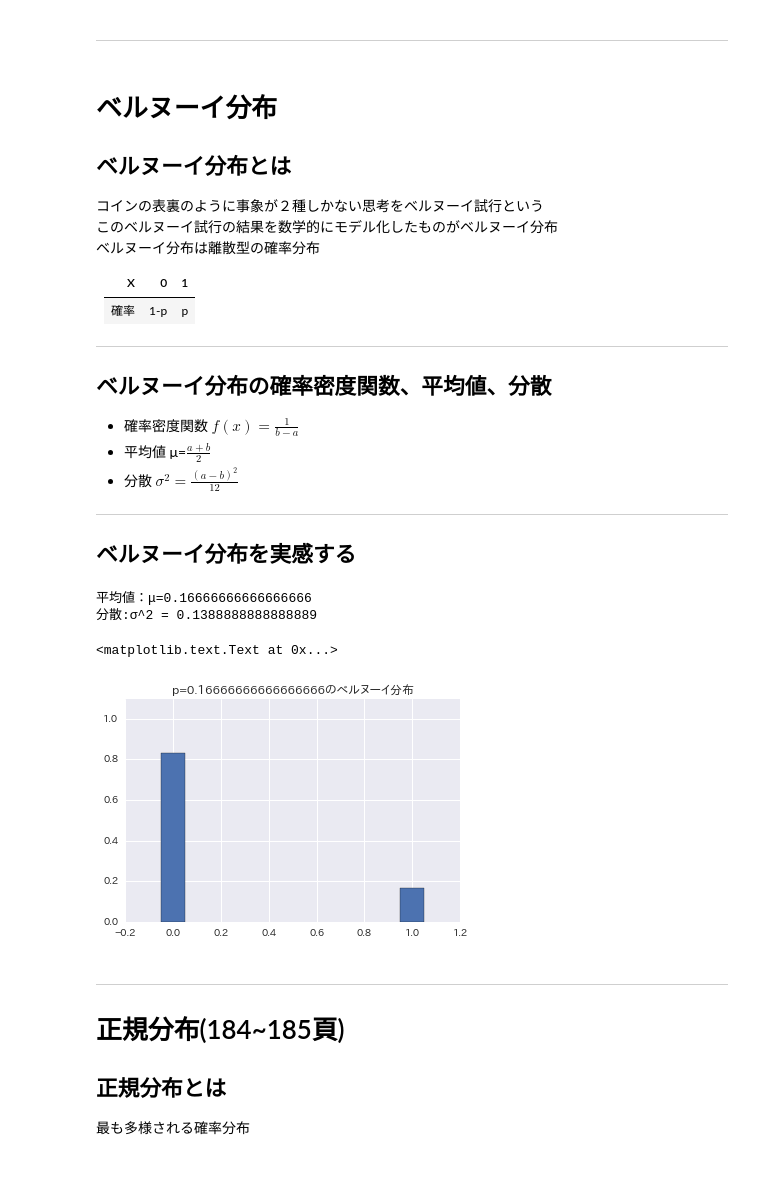
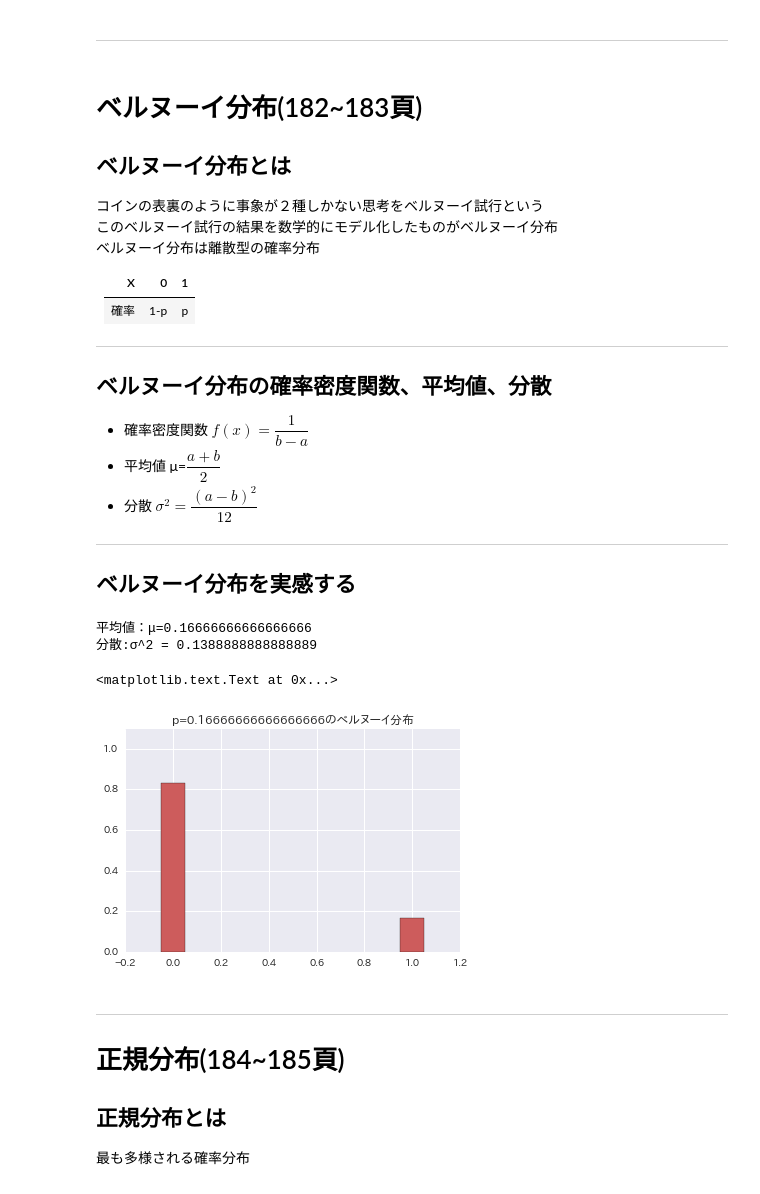
Before and after one commit to currypurin/Bayesian-Methods-for-Hackers, a Jupyter notebook: zukaikorenarawakaru/20170508_5syou.ipynb, the cells around one changed output. Drawn from its saved outputs; the diff is of its cells as text; code cells hidden in the pictures.

```diff
--- a/zukaikorenarawakaru/20170508_5syou.ipynb
+++ b/zukaikorenarawakaru/20170508_5syou.ipynb
@@ -112,7 +112,7 @@ print('分散:σ^2 = {0}'.format(((a-b)**2)/12))
 # %% [markdown]
 ***
 # %% [markdown]
- # ベルヌーイ分布
+ # ベルヌーイ分布(182~183頁)
 
  ## ベルヌーイ分布とは
  コインの表裏のように事象が２種しかない思考をベルヌーイ試行という
@@ -123,13 +123,12 @@ print('分散:σ^2 = {0}'.format(((a-b)**2)/12))
 |:---:|:---:|:---:|
 |確率|1-p|p|
 
-
 ***
 
 ## ベルヌーイ分布の確率密度関数、平均値、分散
-- 確率密度関数 $f(x)=\frac{1}{b-a}$
-- 平均値 μ=$\frac{a+b}{2}$
-- 分散 $σ^2 = \frac{(a-b)^2}{12}$
+- 確率密度関数 $f(x)=\dfrac{1}{b-a}$
+- 平均値 μ=$\dfrac{a+b}{2}$
+- 分散 $σ^2 = \dfrac{(a-b)^2}{12}$
 
 ***
 
@@ -137,20 +136,20 @@ print('分散:σ^2 = {0}'.format(((a-b)**2)/12))
 # %%
 p = 1/6
 
 ber_title= 'p={0}のベルヌーイ分布'.format(p)
 
 print('平均値：μ={0}'.format(p))
 print('分散:σ^2 = {0}'.format(p*(1-p)))
 
-plt.bar((-0.05,0.95),(1-p,p),width=0.1)
+plt.bar((-0.05,0.95),(1-p,p),width=0.1,color="indianred")
 plt.ylim(0,1.1)
 plt.xlim(-0.2,1.2)
 plt.title(ber_title)
 # %% [output]
 平均値：μ=0.16666666666666666
 分散:σ^2 = 0.1388888888888889
 <matplotlib.text.Text at 0x...>
-[figure, old version]
+[figure, new version]
 # %% [markdown]
 ***
 
```
Also changed, not shown: parts of 8 cells of this notebook, 1 other file.
